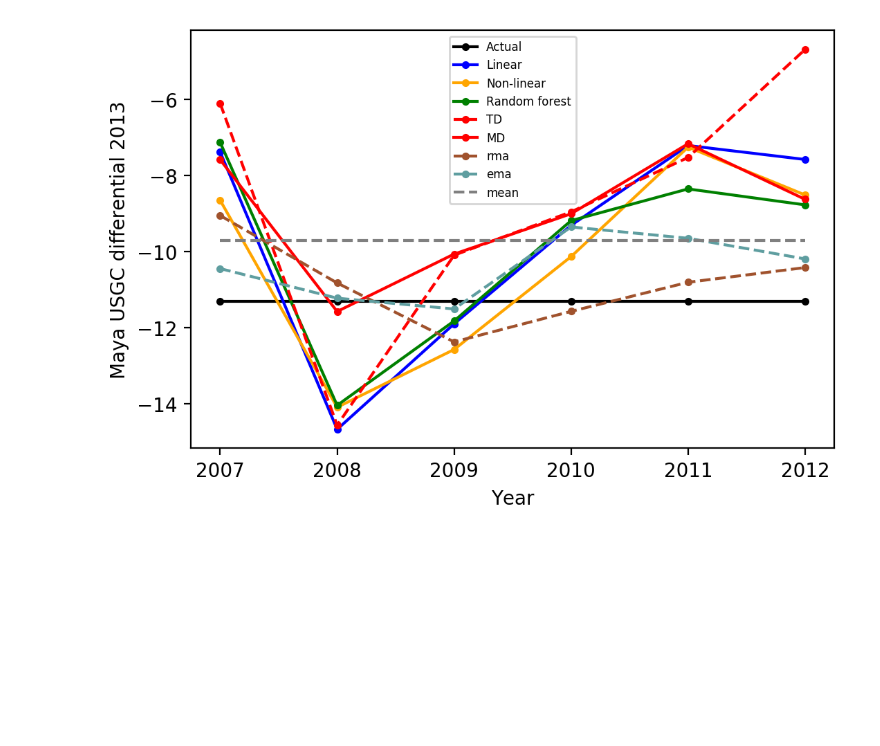
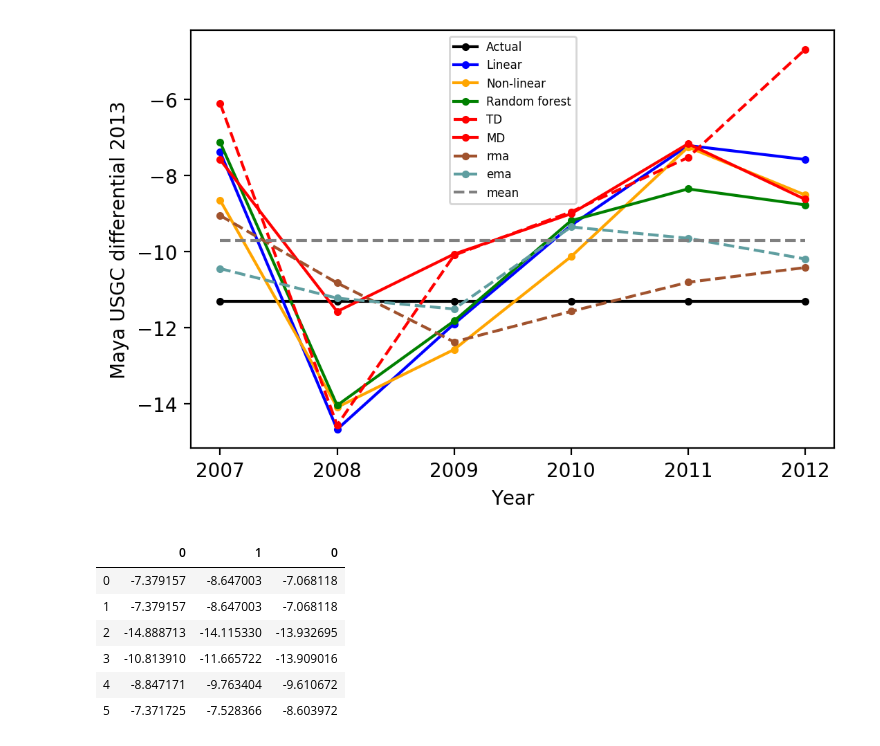
Before and after one commit to kaibawong/differential, a Jupyter notebook: MayaUSGC_pred.ipynb, the cells around one changed output. Cells and saved outputs as stored; diff of their text form; code cells hidden in the pictures; blank space fills up the shorter version.

```diff
--- a/MayaUSGC_pred.ipynb
+++ b/MayaUSGC_pred.ipynb
@@ -123,8 +127,8 @@ predictions = model.predict(X)
 print_model = model.summary()
 print(print_model)
 
-FO35= I_2011["Pred FO 3.5% 2013"]
-Jet= I_2011["Pred Jet 2013"]
+FO35= I_2011["Pred FO 3.5% 2012"]
+Jet= I_2011["Pred Jet 2012"]
 linear_MayaU=regr.intercept_+ regr.coef_[0]*FO35 + regr.coef_[1]*Jet
 print(linear_MayaU)
 # %% [output]
@@ -288,3 +292,14 @@ plt.legend(("Actual","Linear","Non-linear","Random forest","TD","MD","rma","ema"
 # %% [output]
 <matplotlib.legend.Legend at 0x...>
 [figure]
+# %%
+MayaUSGC_2012 = pd.concat([linear_MayaU, nonlinear_MayaU,y_pred],axis=1)
+MayaUSGC_2012
+# %% [output]
+|  | 0 | 1 | 0 |
+| 0 | -7.379157 | -8.647003 | -7.068118 |
+| 1 | -7.379157 | -8.647003 | -7.068118 |
+| 2 | -14.888713 | -14.115330 | -13.932695 |
+| 3 | -10.813910 | -11.665722 | -13.909016 |
+| 4 | -8.847171 | -9.763404 | -9.610672 |
+| 5 | -7.371725 | -7.528366 | -8.603972 |
```
Also changed, not shown: parts of 6 cells of this notebook, 11 other files.
